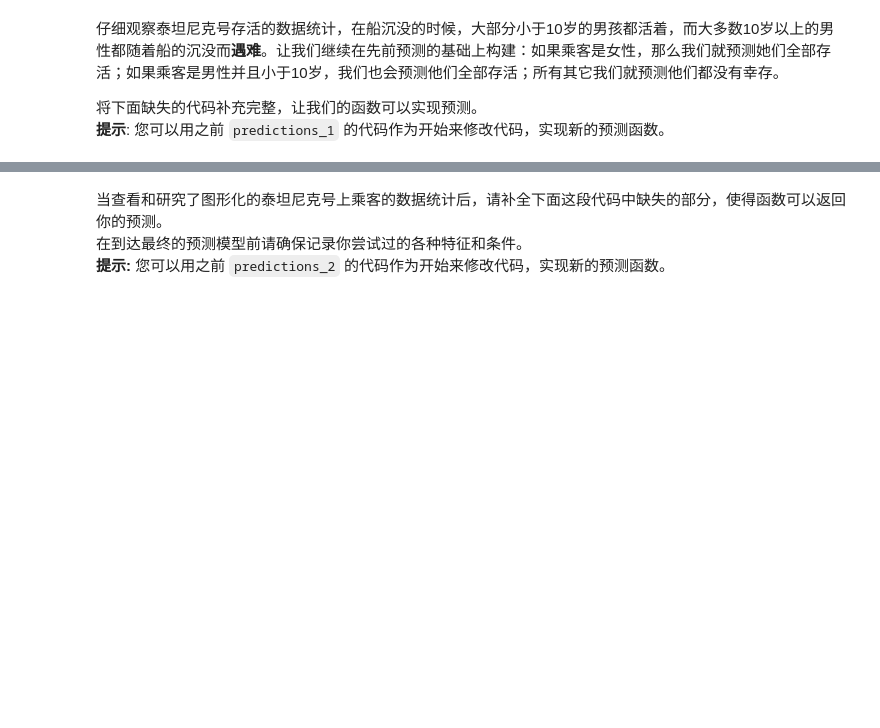
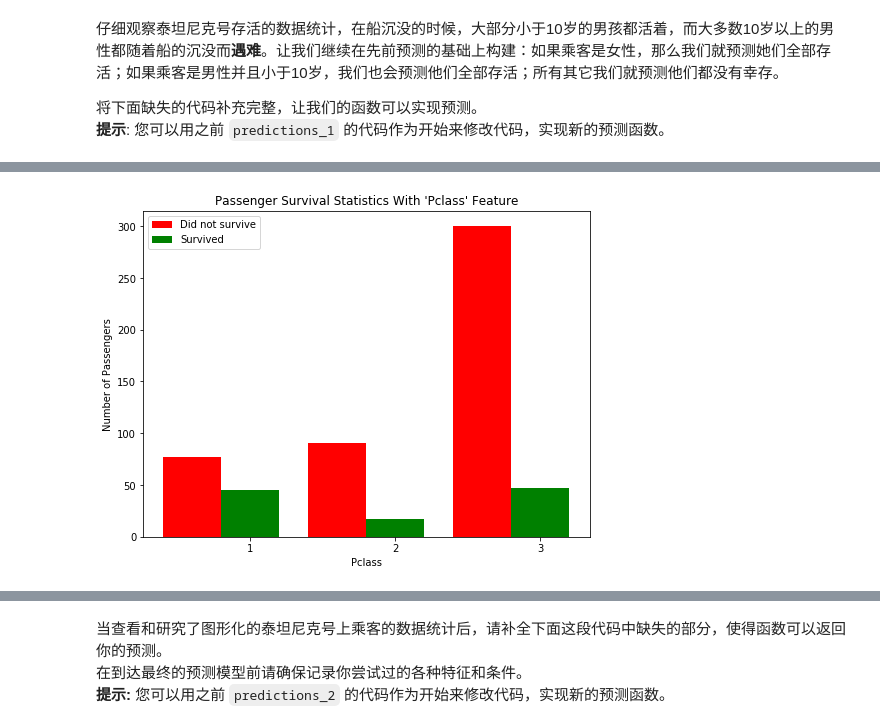
Before and after one commit to Celery-Qin/Titanic_advanced, a Jupyter notebook: titanic_survival_exploration.ipynb, the cells around one changed output, grey strips where cells are left out. Saved outputs shown, nothing was run; the diff lists cells and outputs as text; code cells hidden in the pictures; blank space fills up the shorter version.

```diff
--- a/titanic_survival_exploration.ipynb
+++ b/titanic_survival_exploration.ipynb
@@ -218,0 +264,4 @@ predictions = predictions_2(data)
+# %%
+survival_stats(data, outcomes, 'Pclass',["Sex == 'male'"])
+# %% [output]
+[figure, added]
```
Also changed, not shown: parts of 27 cells of this notebook, 1 other file.
